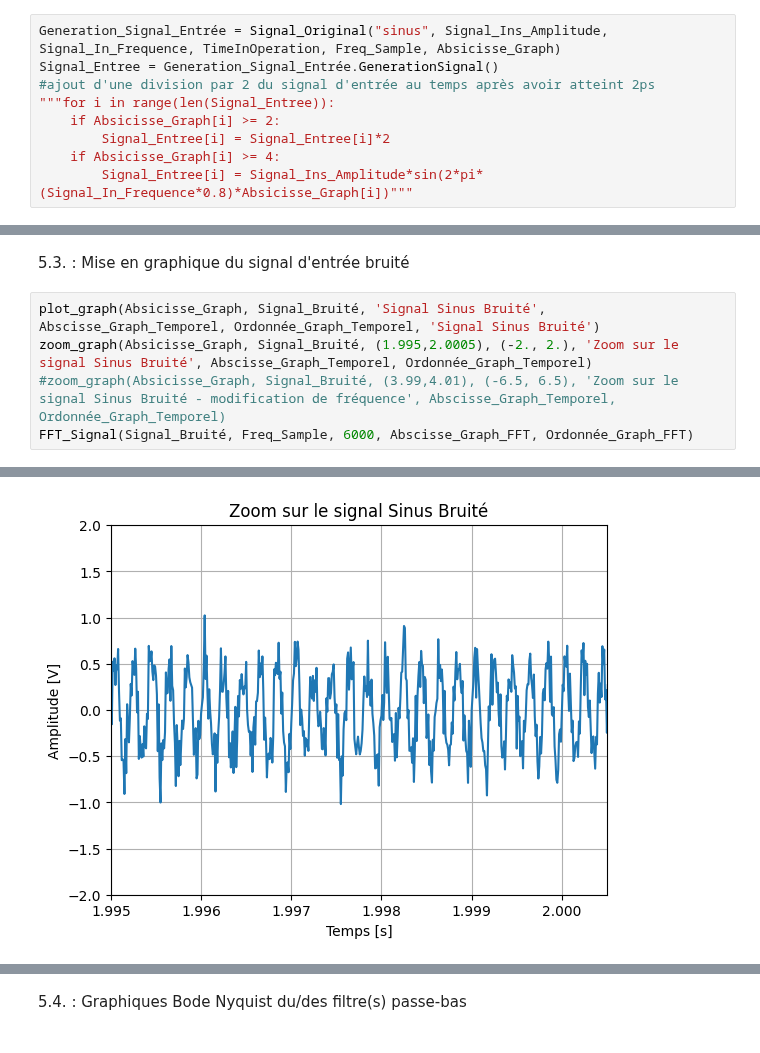
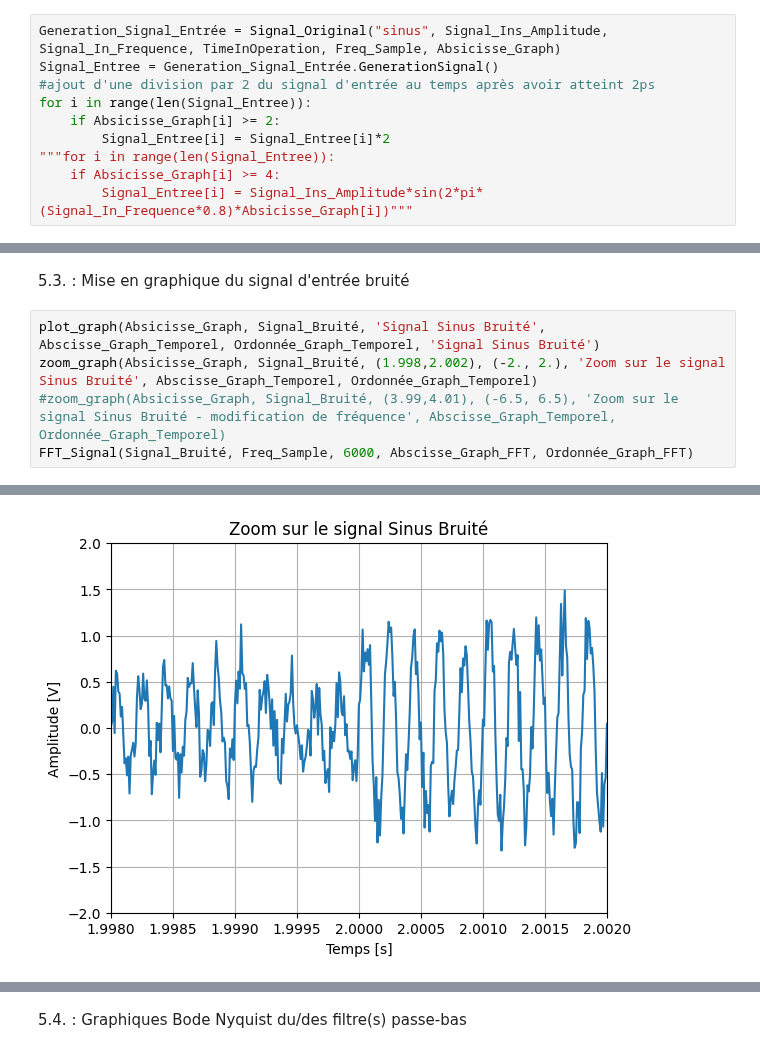
Before and after one commit to Trenzalore91/EI---KF, a Jupyter notebook: Untitled-1.ipynb, the cells around one changed output, grey strips where cells are left out. Saved outputs shown, nothing was run; the diff lists cells and outputs as text.

```diff
--- a/Untitled-1.ipynb
+++ b/Untitled-1.ipynb
@@ -210,9 +210,10 @@ Section 3.1. : Signal sinusoïdal
 Generation_Signal_Entrée = Signal_Original("sinus", Signal_Ins_Amplitude, Signal_In_Frequence, TimeInOperation, Freq_Sample, Absicisse_Graph)
 Signal_Entree = Generation_Signal_Entrée.GenerationSignal()
 #ajout d'une division par 2 du signal d'entrée au temps après avoir atteint 2ps
-"""for i in range(len(Signal_Entree)):
+for i in range(len(Signal_Entree)):
     if Absicisse_Graph[i] >= 2:
         Signal_Entree[i] = Signal_Entree[i]*2
+"""for i in range(len(Signal_Entree)):
     if Absicisse_Graph[i] >= 4:
         Signal_Entree[i] = Signal_Ins_Amplitude*sin(2*pi*(Signal_In_Frequence*0.8)*Absicisse_Graph[i])"""
 # %% [output]
@@ -347,7 +348,7 @@ plt.show()
 5.3. : Mise en graphique du signal d'entrée bruité
 # %%
 plot_graph(Absicisse_Graph, Signal_Bruité, 'Signal Sinus Bruité',  Abscisse_Graph_Temporel, Ordonnée_Graph_Temporel, 'Signal Sinus Bruité')
-zoom_graph(Absicisse_Graph, Signal_Bruité, (1.995,2.0005), (-2., 2.), 'Zoom sur le signal Sinus Bruité', Abscisse_Graph_Temporel, Ordonnée_Graph_Temporel)
+zoom_graph(Absicisse_Graph, Signal_Bruité, (1.998,2.002), (-2., 2.), 'Zoom sur le signal Sinus Bruité', Abscisse_Graph_Temporel, Ordonnée_Graph_Temporel)
 #zoom_graph(Absicisse_Graph, Signal_Bruité, (3.99,4.01), (-6.5, 6.5), 'Zoom sur le signal Sinus Bruité - modification de fréquence', Abscisse_Graph_Temporel, Ordonnée_Graph_Temporel)
 FFT_Signal(Signal_Bruité, Freq_Sample, 6000, Abscisse_Graph_FFT, Ordonnée_Graph_FFT)
 # %% [output]
@@ -355 +356 @@ FFT_Signal(Signal_Bruité, Freq_Sample, 6000, Abscisse_Graph_FFT, Ordonnée_Grap
-[figure, old version]
+[figure, new version]
```
Also changed, not shown: parts of 14 cells of this notebook, 1 other file.
